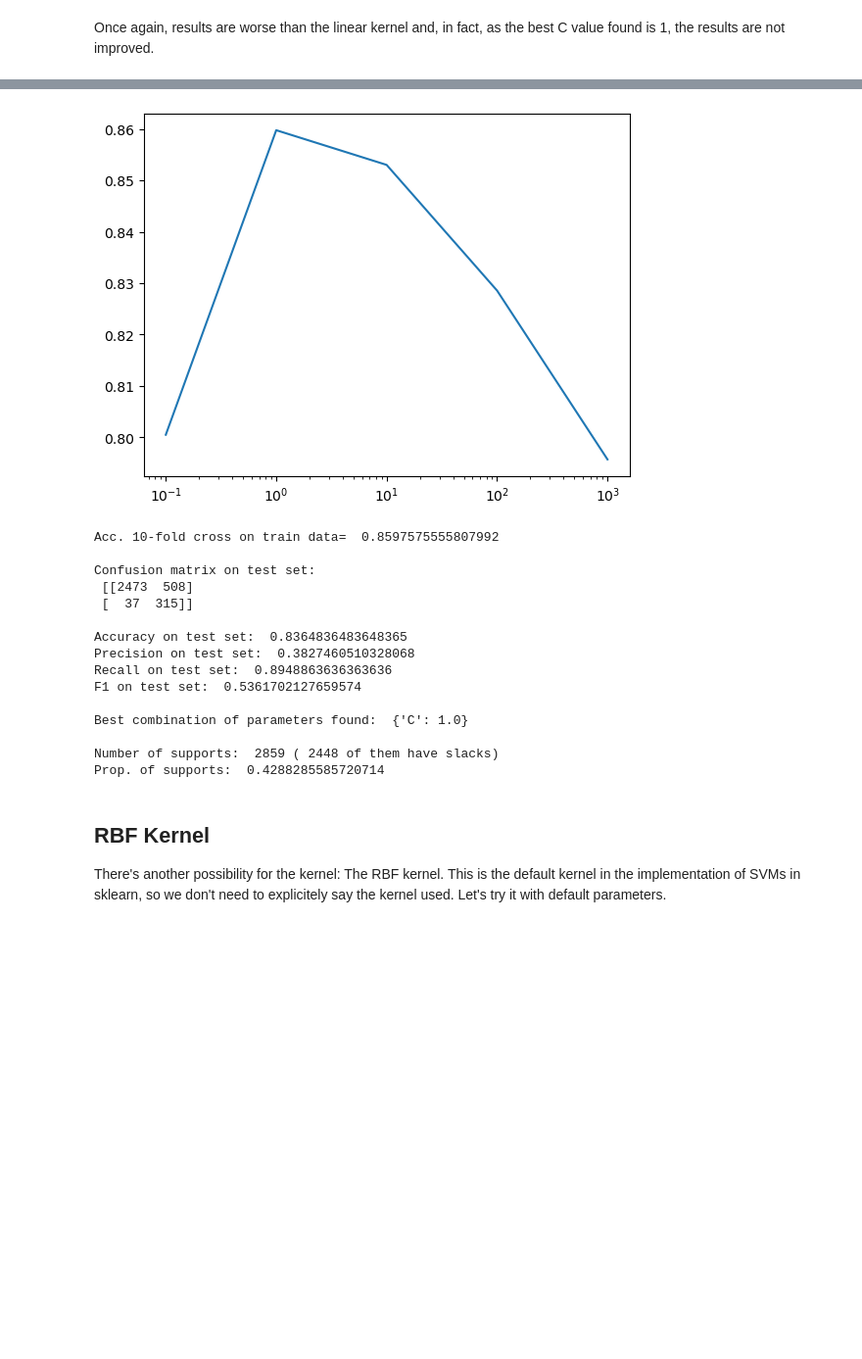
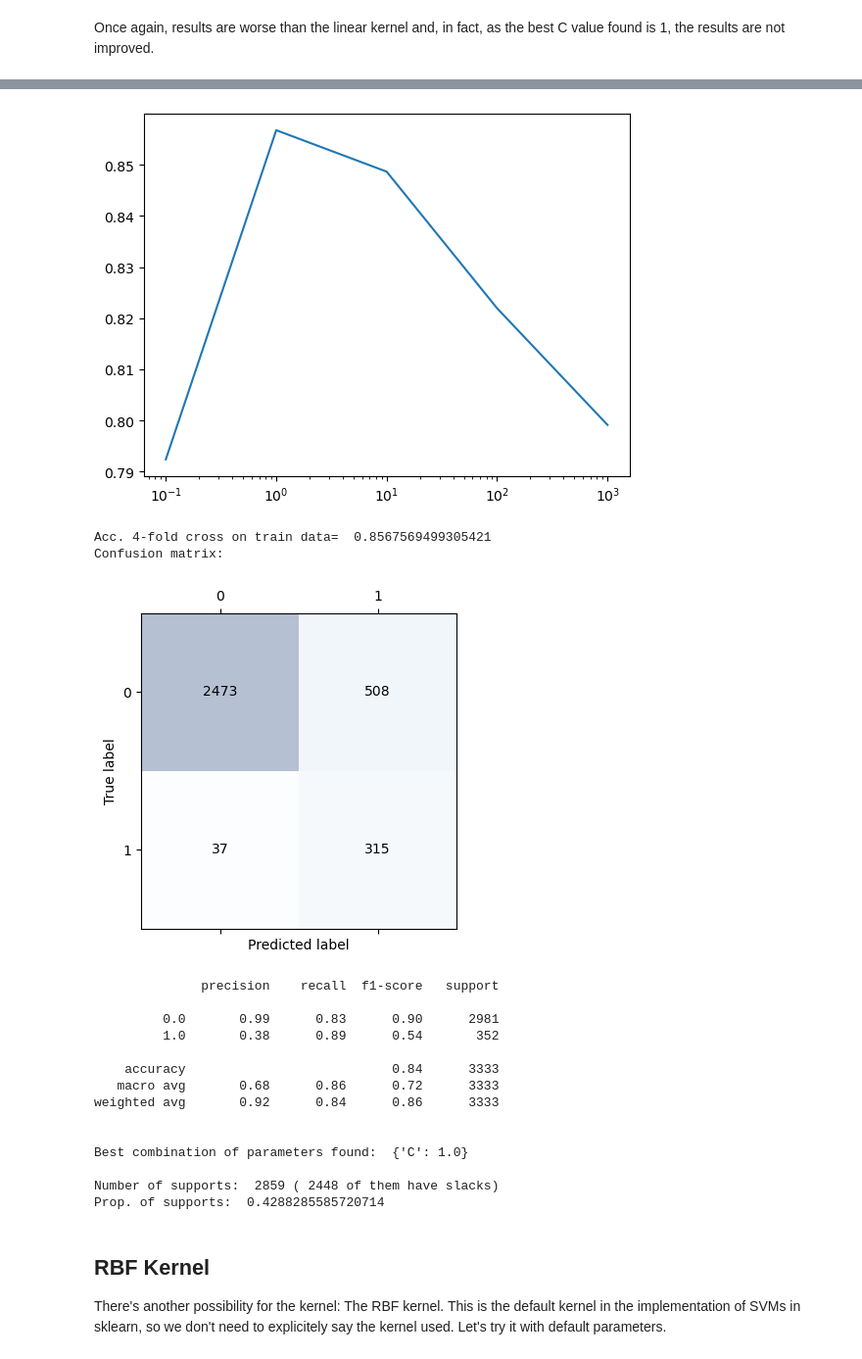
Before and after one commit to latorware/PortugalBankMarketingCampaign-MD, a Jupyter notebook: Scripts/svm.ipynb, the cells around one changed output, grey strips where cells are left out. Shown at 98% size. Cells and saved outputs as stored; diff of their text form; code cells hidden in the pictures; blank space fills up the shorter version.

```diff
--- a/Scripts/svm.ipynb
+++ b/Scripts/svm.ipynb
@@ -53,12 +72,11 @@ The linear SVM has parameter C that has to be adjusted. We will use *GridSearch*
 # %%
 # List of C values to test.
 Cs = np.logspace(-1, 3, num=5, base=10.0)
-print(Cs)
 param_grid = {'C': Cs}
-grid_search = GridSearchCV(SVC(kernel='linear'), param_grid, cv=5)
+grid_search = GridSearchCV(SVC(kernel='linear'), param_grid, cv=4, n_jobs=4)
 grid_search.fit(X_train,y_train)
 
-# Let's plot the 5-fold cross.validation f measure deppending on C
+# Let's plot the 4-fold cross.validation accuracy deppending on C
 scores = grid_search.cv_results_['mean_test_score']
 plt.semilogx(Cs,scores)
 plt.show()
@@ -193,48 +271,60 @@ F1 on test set:  0.5361702127659574
 # %%
 Cs = np.logspace(-1, 3, num=5, base=10.0)
 
 param_grid = {'C': Cs}
-grid_search = GridSearchCV(SVC(kernel='poly',degree =3) , param_grid, cv=5)
+grid_search = GridSearchCV(SVC(kernel='poly',degree =3) , param_grid, cv=4, n_jobs=4)
 grid_search.fit(X_train,y_train)
 
 scores = grid_search.cv_results_['mean_test_score']
 
 plt.semilogx(Cs,scores)
 plt.show()
 
 parval=grid_search.best_params_
 
-cvacc = cross_val_score(SVC(kernel='poly',degree =3,C=parval['C']) , X=X_train,  y=y_train, cv=5, scoring='accuracy')
-print('Acc. 5-fold cross on train data= ', cvacc.mean())
+cvacc = cross_val_score(SVC(kernel='poly',degree =3,C=parval['C']) , X=X_train,  y=y_train, cv=4, scoring='accuracy')
+print('Acc. 4-fold cross on train data= ', cvacc.mean())
 
 knc = SVC(kernel='poly',degree =3,C=parval['C'])
 knc.fit(X_train, y_train)
 pred=knc.predict(X_test)
-print("\nConfusion matrix on test set:\n",sklearn.metrics.confusion_matrix(y_test, pred))
-print("\nAccuracy on test set: ",sklearn.metrics.accuracy_score(y_test, pred))
-print("Precision on test set: ",sklearn.metrics.precision_score(y_test, pred))
-print("Recall on test set: ",sklearn.metrics.recall_score(y_test, pred))
-print("F1 on test set: ",sklearn.metrics.f1_score(y_test, pred))
+
+#print the confusion matrix
+confmat = sklearn.metrics.confusion_matrix(y_test, pred)
+fig, ax = plt.subplots(figsize=(4, 4))
+ax.matshow(confmat, cmap=plt.cm.Blues, alpha=0.3)
+for i in range(confmat.shape[0]):
+    for j in range(confmat.shape[1]):
+        ax.text(x=j, y=i, s=confmat[i, j], va='center', ha='center',fontsize=10)
+print("Confusion matrix:")
+plt.xlabel('Predicted label')
+plt.ylabel('True label')
+plt.tight_layout()
+plt.show()
+
+print(sklearn.metrics.classification_report(y_test, pred))
 print("\nBest combination of parameters found: ",parval)
 print("\nNumber of supports: ",np.sum(knc.n_support_), "(",np.sum(np.abs(knc.dual_coef_)==parval['C']) ,"of them have slacks)")
 print("Prop. of supports: ",np.sum(knc.n_support_)/X_train.shape[0])
 # %% [output]
-[figure, old version]
+[figure, new version]
-Acc. 10-fold cross on train data=  0.8597575555807992
-
-Confusion matrix on test set:
- [[2473  508]
- [  37  315]]
-
-Accuracy on test set:  0.8364836483648365
-Precision on test set:  0.3827460510328068
-Recall on test set:  0.8948863636363636
-F1 on test set:  0.5361702127659574
-
-Best combination of parameters found:  {'C': 1.0}
-
-Number of supports:  2859 ( 2448 of them have slacks)
-Prop. of supports:  0.4288285585720714
+Acc. 4-fold cross on train data=  0.8567569499305421
+Confusion matrix:
+[figure, added]
+              precision    recall  f1-score   support
+
+         0.0       0.99      0.83      0.90      2981
+         1.0       0.38      0.89      0.54       352
+
+    accuracy                           0.84      3333
+   macro avg       0.68      0.86      0.72      3333
+weighted avg       0.92      0.84      0.86      3333
+
+
+Best combination of parameters found:  {'C': 1.0}
+
+Number of supports:  2859 ( 2448 of them have slacks)
+Prop. of supports:  0.4288285585720714
 # %% [markdown]
 ## RBF Kernel
 
```
Also changed, not shown: parts of 13 cells of this notebook.
